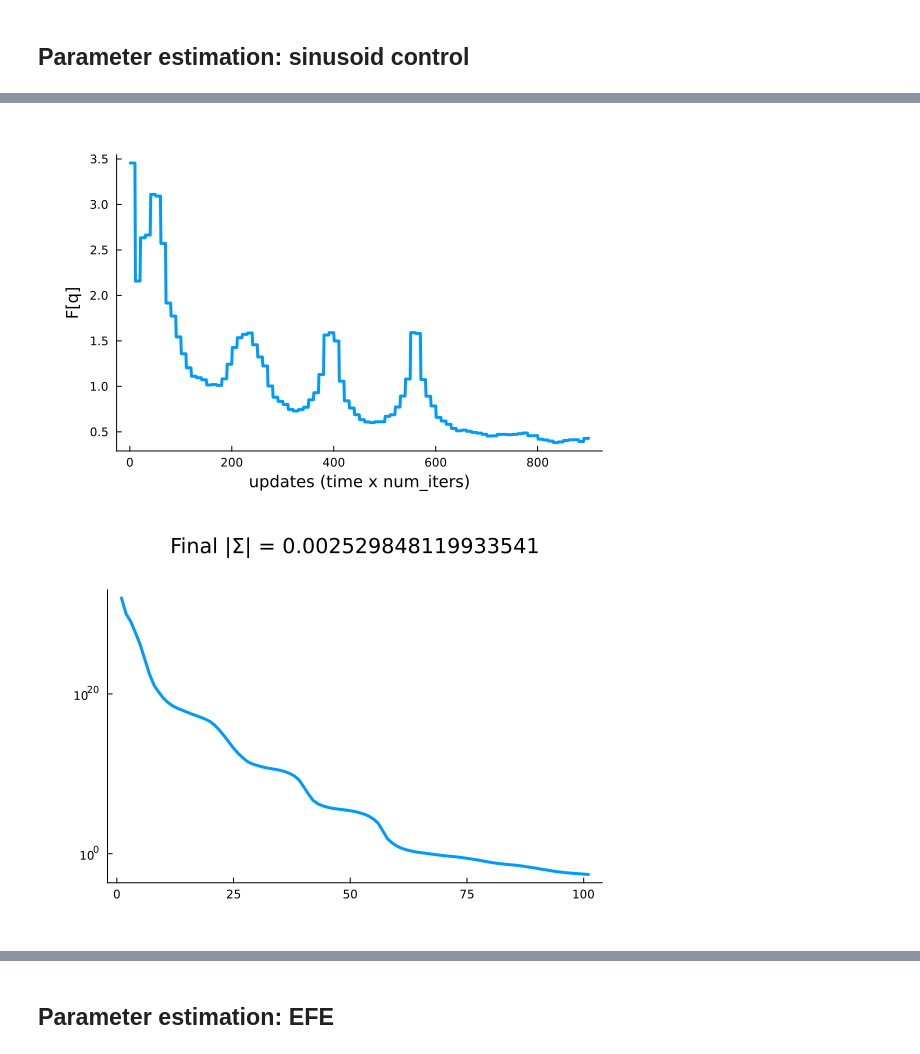
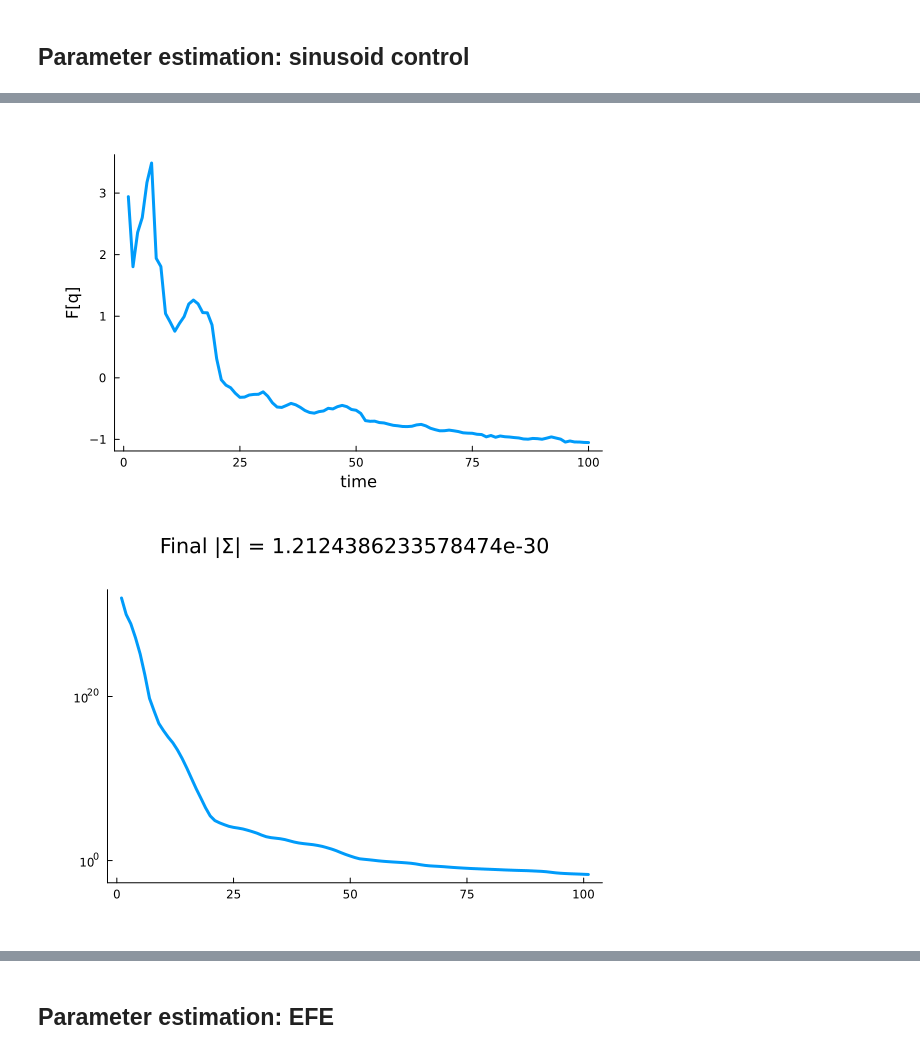
Before and after one commit to wmkouw/narx-efe, a Jupyter notebook: notebooks/NARX-EFE learningrate.ipynb, the cells around one changed output, grey strips where cells are left out. Drawn from its saved outputs; the diff is of its cells as text; code cells hidden in the pictures.

```diff
--- a/notebooks/NARX-EFE learningrate.ipynb
+++ b/notebooks/NARX-EFE learningrate.ipynb
@@ -232,10 +232,12 @@ plot(p101, p102, layout=grid(2,1), size=(900,600))
 # %%
 py_sin = []
-qθ_sin = [pθ0]
-qτ_sin = [pτ0]
-FE_sin = zeros(10,N)
+μ_sin = [μ0]
+Λ_sin = [Λ0]
+α_sin = [α0]
+β_sin = [β0]
+F_sin = []
 
-agent = NARXAgent(pθ0, pτ0,
+agent = NARXAgent(μ0, Λ0, α0, β0,
                   goal_prior=goal,
                   delay_inp=M_in,
                   delay_out=M_out,
@@ -251,22 +253,24 @@ inputs_ = [inputs; zeros(T)]
 
     # Update beliefs
     NARXAgents.update!(agent, outputs[k], inputs[k])
-    push!(qθ_sin, agent.qθ)
-    push!(qτ_sin, agent.qτ)
 
-    # Evaluate
-    FE_sin[:,k] = agent.free_energy
+    push!(μ_sin, agent.μ )
+    push!(Λ_sin, agent.Λ )
+    push!(α_sin, agent.α )
+    push!(β_sin, agent.β )
+
+    push!(F_sin, agent.free_energy)
 end
 # %%
-plot(reshape(FE_sin[:,1:(N-T)], (10*(N-T),)), xlabel="updates (time x num_iters)", ylabel="F[q]")
+plot(F_sin, xlabel="time", ylabel="F[q]")
 # %% [output]
-[figure, old version]
+[figure, new version]
 # %%
-dSθ_sin = det.(cov.(qθ_sin))
+dSθ_sin = det.(inv.(Λ_sin))
 final_dSθ_sin = dSθ_sin[end]
-plot(dSθ_sin, title="Final |Σ| = $final_dSθ_sin", yscale=:log10)
+plot(dSθ_sin, title="Final |Σ| = $final_dSθ_rnd", yscale=:log10)
 # %% [output]
-[figure, old version]
+[figure, new version]
 # %%
 # pw = []
 # for m in 1:M
```
Also changed, not shown: parts of 3 cells of this notebook.
